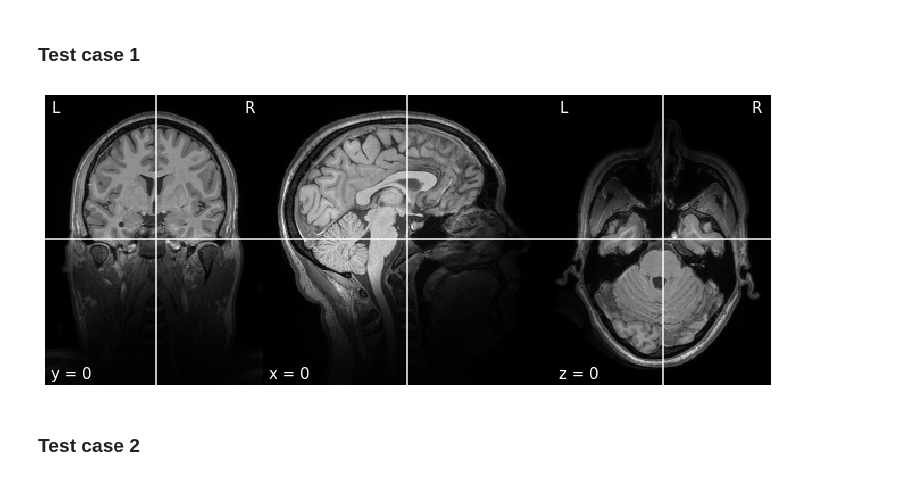
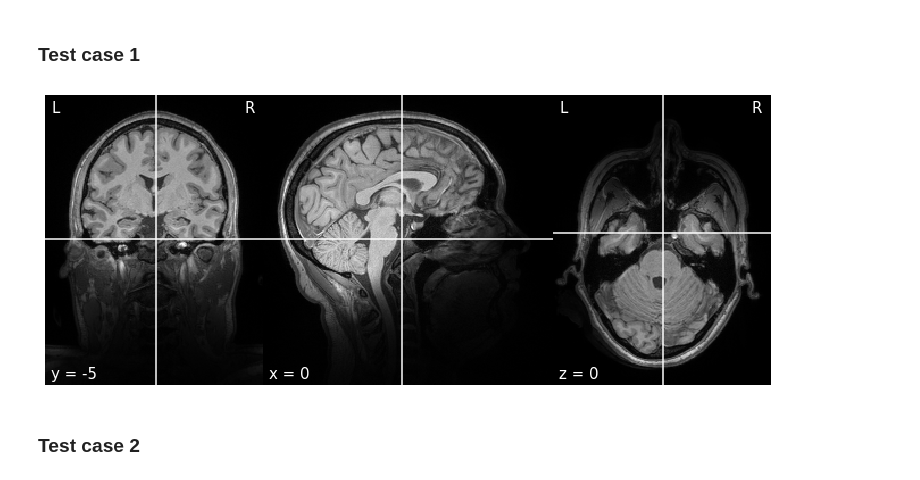
Before and after one commit to Pai-Sho/bai-book, a Jupyter notebook: content/labs/lab-image/index.ipynb, the cells around one changed output. Cells and saved outputs as stored; diff of their text form; code cells hidden in the pictures.

```diff
--- a/content/labs/lab-image/index.ipynb
+++ b/content/labs/lab-image/index.ipynb
@@ -205,9 +202,9 @@ def ShowLocation(data, x, y, z):
 # %% [markdown]
 ### Test case 1
 # %%
-ShowLocation(data, 0, 0, 0)
+ShowLocation(data, 0, -5, 0)
 # %% [output]
-[figure, old version]
+[figure, new version]
 # %% [markdown]
 ### Test case 2
 # %%
```
Also changed, not shown: parts of 10 cells of this notebook.
